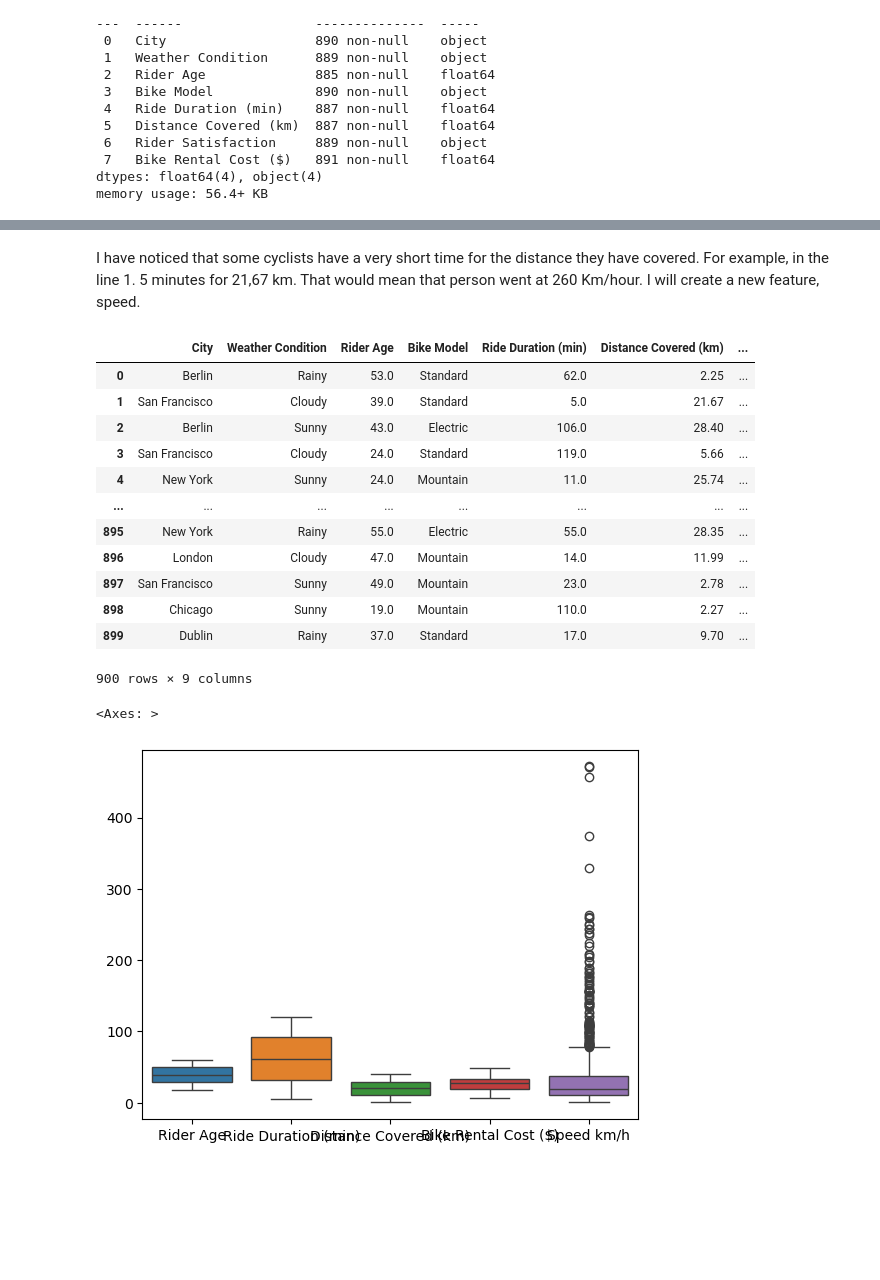
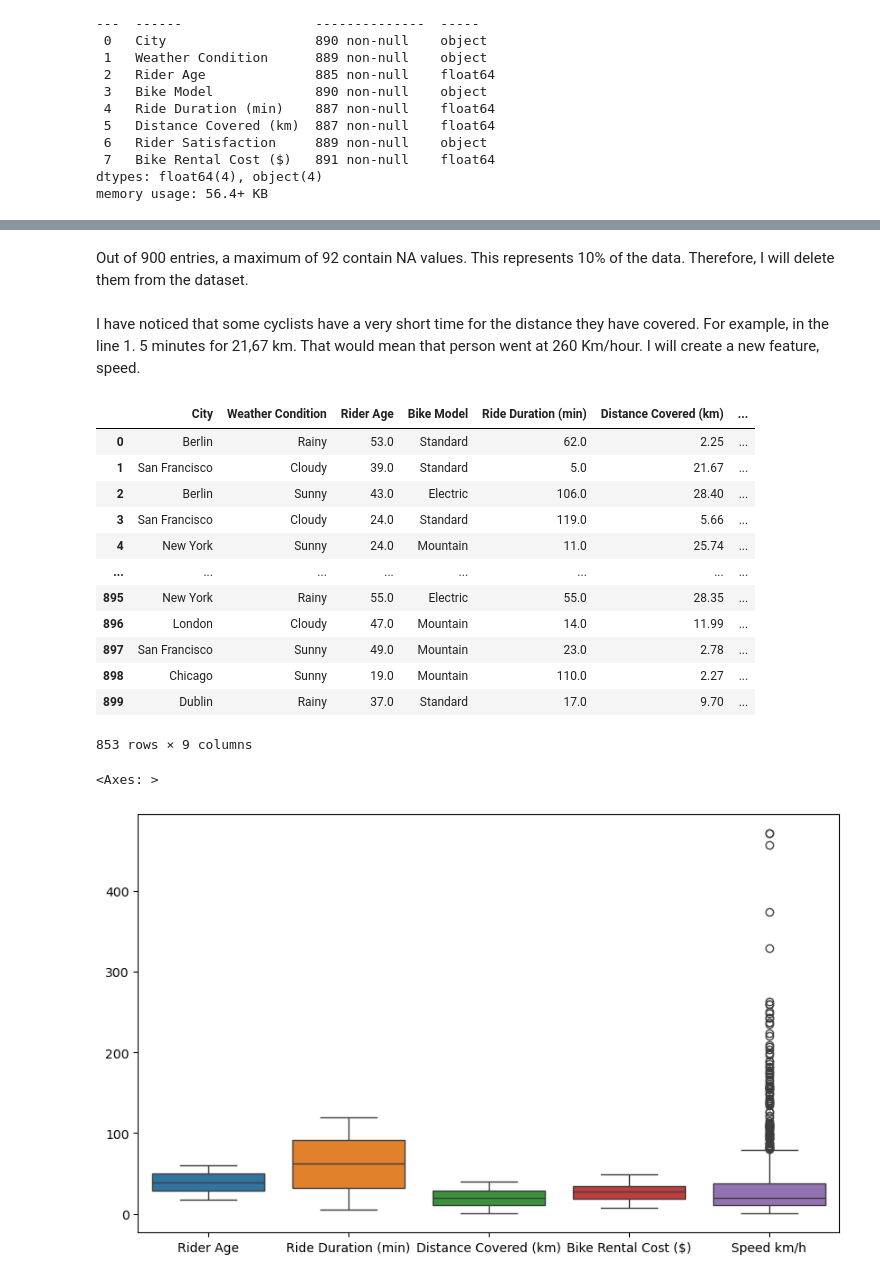
Before and after one commit to SanchezJoseAntonio/BikeRentalAI, a Jupyter notebook: BikeRental.ipynb, the cells around one changed output, grey strips where cells are left out. Drawn from its saved outputs; the diff is of its cells as text; code cells hidden in the pictures; blank space fills up the shorter version.

```diff
--- a/BikeRental.ipynb
+++ b/BikeRental.ipynb
@@ -109,3 +122,7 @@ memory usage: 56.4+ KB
+# %% [markdown]
+Out of 900 entries, a maximum of 92 contain NA values. This represents 10% of the data. Therefore, I will delete them from the dataset.
+# %%
+df = df.dropna()
 # %% [markdown]
 I have noticed that some cyclists have a very short time for the distance they have covered. For example, in the line 1. 5 minutes for 21,67 km. That would mean that person went at 260 Km/hour. I will create a new feature, speed.
 # %%
@@ -125,9 +142,10 @@ df
 | 897 | San Francisco | Sunny | 49.0 | Mountain | 23.0 | 2.78 | ... |
 | 898 | Chicago | Sunny | 19.0 | Mountain | 110.0 | 2.27 | ... |
 | 899 | Dublin | Rainy | 37.0 | Standard | 17.0 | 9.70 | ... |
-900 rows × 9 columns
+853 rows × 9 columns
 # %%
+plt.figure(figsize=(10, 6))
 sns.boxplot(data=df)
 # %% [output]
 <Axes: >
-[figure, old version]
+[figure, new version]
```
Also changed, not shown: parts of 10 cells of this notebook.
